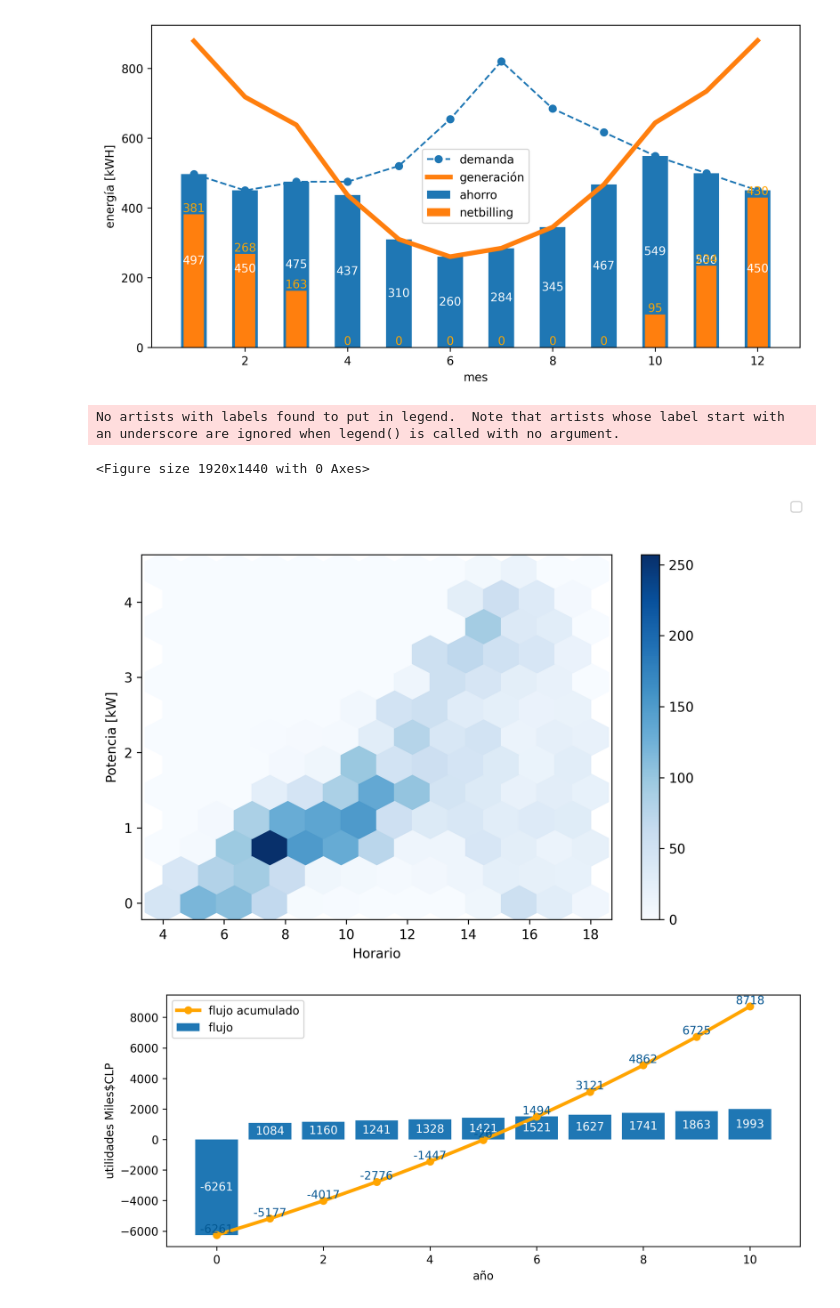
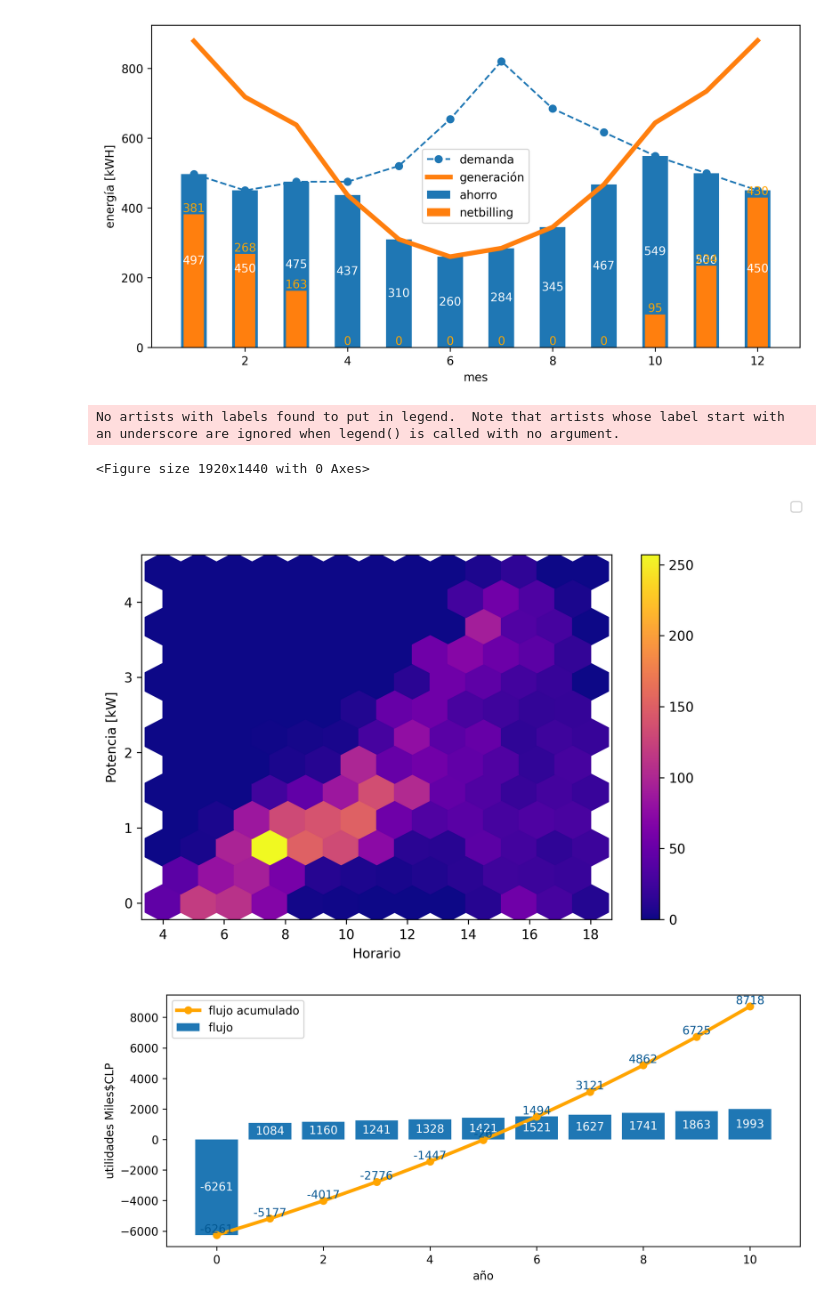
Before and after one commit to ccnmagnoo/energy-report-modeler, a Jupyter notebook: main.ipynb, the cells around one changed output. Cells and saved outputs as stored; diff of their text form; code cells hidden in the pictures.

```diff
--- a/main.ipynb
+++ b/main.ipynb
@@ -489,22 +489,22 @@ plt.savefig(PATH+'plot_production_performance'+'.png',dpi=300)
 # %%
 #plot_performance_frequency
 
 plt.figure(dpi=300,layout='constrained')
 fig,p = plt.subplots()
 fig.set_size_inches(8,5)
 fig.set_dpi(300)
 x = project.energy_production()['hour']
 y = project.energy_production()['System_capacity_KW']
-hb = p.hexbin(x,y,gridsize=12,cmap='Blues')
+hb = p.hexbin(x,y,gridsize=12,cmap='plasma')
 plt.colorbar(hb)
 
 p.set_xlabel('Horario'), p.set_ylabel('Potencia [kW]')
 fig.legend()
 plt.savefig(PATH+'plot_performance_frequency'+'.png',dpi=300)
 # %% [output]
 No artists with labels found to put in legend.  Note that artists whose label start with an underscore are ignored when legend() is called with no argument.
 <Figure size 1920x1440 with 0 Axes>
-[figure, old version]
+[figure, new version]
 # %%
 #plot_flux
 #cspell: disable
```
Also changed, not shown: 1 other file.
